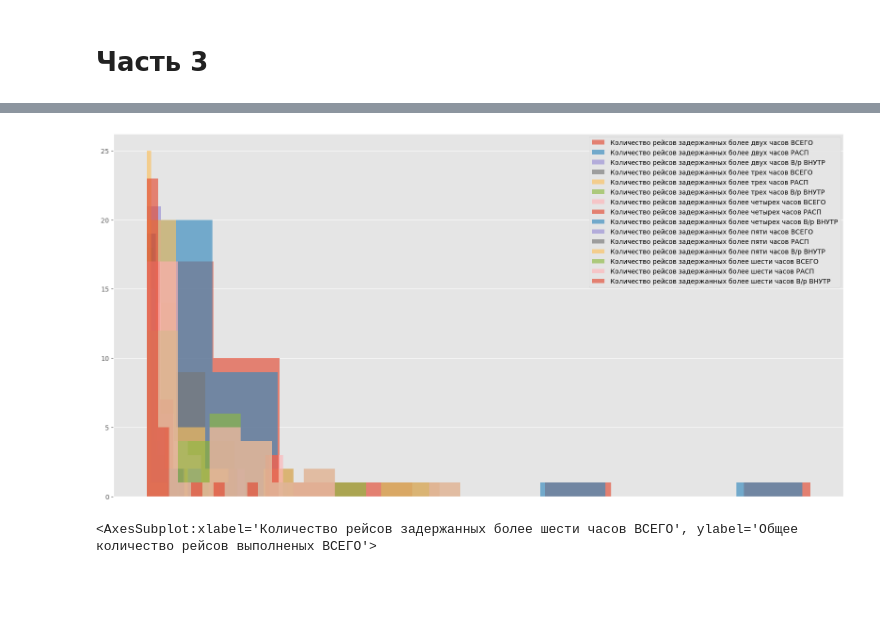
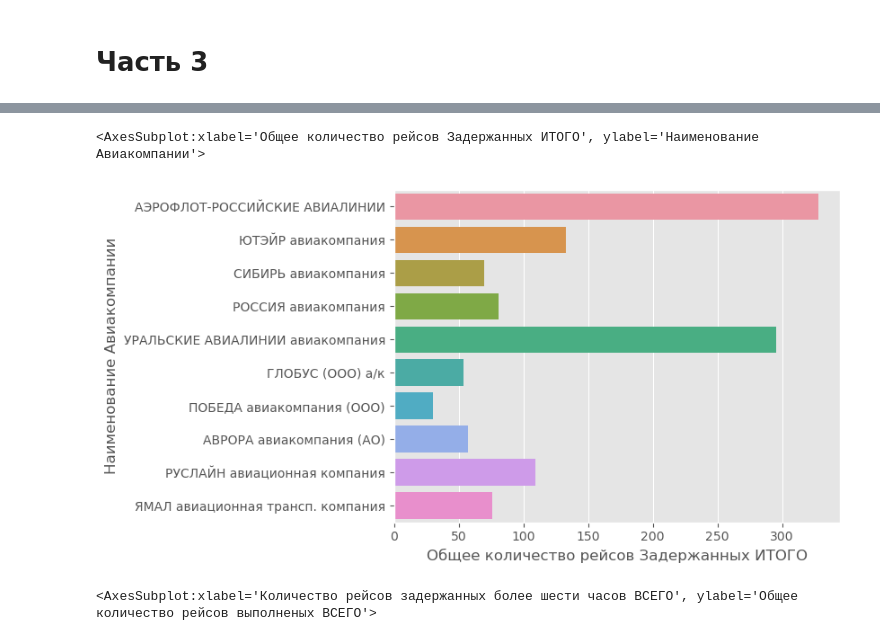
Before and after one commit to paulyurlov/DataVisualization, a Jupyter notebook: Семринар_11.ipynb, the cells around one changed output, grey strips where cells are left out. Drawn from its saved outputs; the diff is of its cells as text; code cells hidden in the pictures; blank space fills up the shorter version.

```diff
--- a/Семринар_11.ipynb
+++ b/Семринар_11.ipynb
@@ -161,15 +167,8 @@ del top_10['Общее количество рейсов Задержанных
-# %%
-fig = plt.figure(figsize=(20, 10))
-axes_ticks = []
-for el in top_10.columns:
-    ax = plt.subplot()
-    ax.hist(df[el], label=el, alpha=0.65)
-    axes_ticks.append(ax.get_xaxis().get_ticklocs())
-    ax.legend()
-    ax.get_xaxis().set_ticks([])
-    fig.add_axes(ax)
-# %% [output]
-[figure, removed]
+# %%
+sns.barplot(data=top_10, y='Наименование Авиакомпании', x='Общее количество рейсов Задержанных ИТОГО', orient='h')
+# %% [output]
+<AxesSubplot:xlabel='Общее количество рейсов Задержанных ИТОГО', ylabel='Наименование Авиакомпании'>
+[figure, added]
 # %%
 fig = px.scatter_3d(df, x='Количество рейсов задержанных более двух часов ВСЕГО', y='Общее количество рейсов Задержанных ИТОГО', z='Общее количество рейсов выполненых ВСЕГО',
                   width=800, height=800)
```
Also changed, not shown: parts of 5 cells of this notebook, 1 other file.
